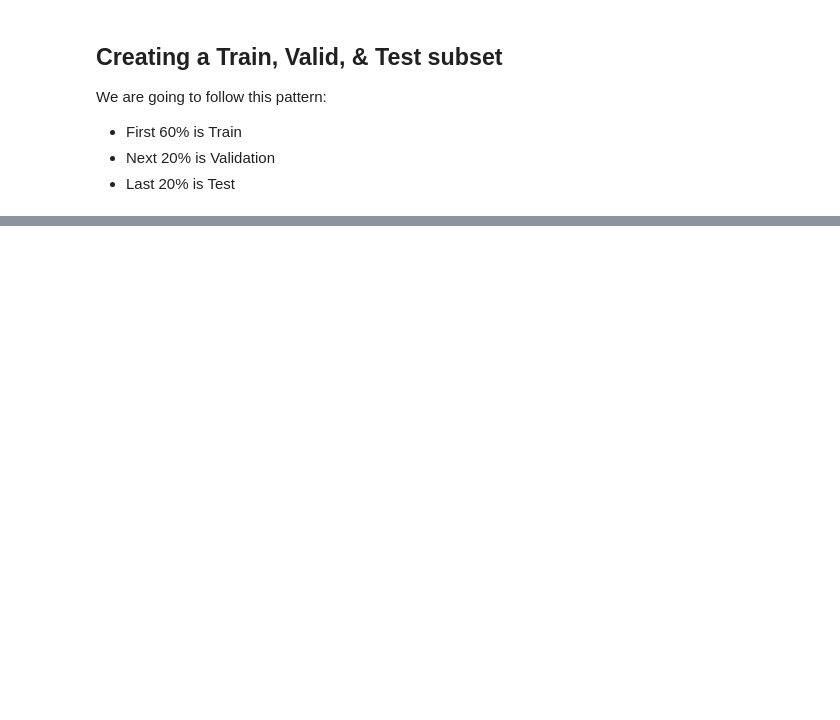
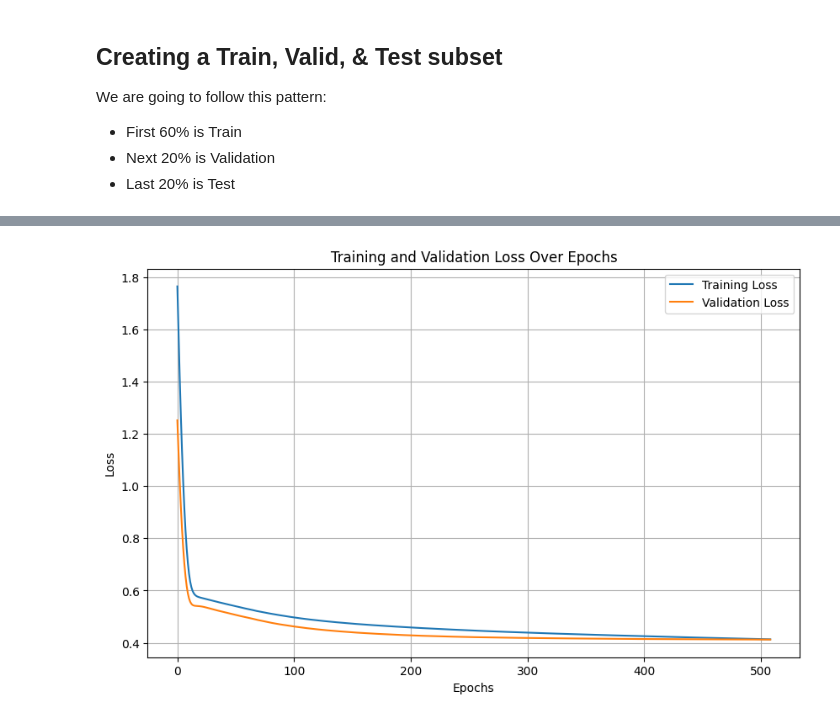
Before and after one commit to sweldensj2/coms6698_f24_final_project, a Jupyter notebook: coms6998_final_project.ipynb, the cells around one changed output, grey strips where cells are left out. Cells and saved outputs as stored; diff of their text form; code cells hidden in the pictures; blank space fills up the shorter version.

```diff
--- a/coms6998_final_project.ipynb
+++ b/coms6998_final_project.ipynb
@@ -219,0 +512,24 @@ We are going to follow this pattern:
+# %%
+from tensorflow.keras.callbacks import EarlyStopping
+
+# Hyperparameters
+EPOCHS = 1500
+BATCH_SIZE = 30
+
+
+# Define the EarlyStopping callback
+early_stopping = EarlyStopping(
+    monitor='val_loss',
+    patience=10,
+    restore_best_weights=True
+)
+
+# Train your model
+history = cnn_model.fit(
+    X_train, y_train,
+    validation_data=(X_val, y_val),
+    epochs=EPOCHS,
+    batch_size=BATCH_SIZE,
+    callbacks=[early_stopping],  # Early stopping
+    shuffle=False  # Turn off shuffling
+)
@@ -219,0 +554,21 @@ We are going to follow this pattern:
+# %%
+# Extract the loss values for training and validation
+train_loss = history.history['loss']  # Training loss
+val_loss = history.history['val_loss']  # Validation loss
+
+# Plot the training and validation loss over epochs
+plt.figure(figsize=(10, 6))
+plt.plot(train_loss, label='Training Loss')
+plt.plot(val_loss, label='Validation Loss')
+
+# Add labels and title
+plt.title('Training and Validation Loss Over Epochs')
+plt.xlabel('Epochs')
+plt.ylabel('Loss')
+plt.legend()
+
+# Show the plot
+plt.grid(True)
+plt.show()
+# %% [output]
+[figure, added]
```
Also changed, not shown: parts of 28 cells of this notebook.
